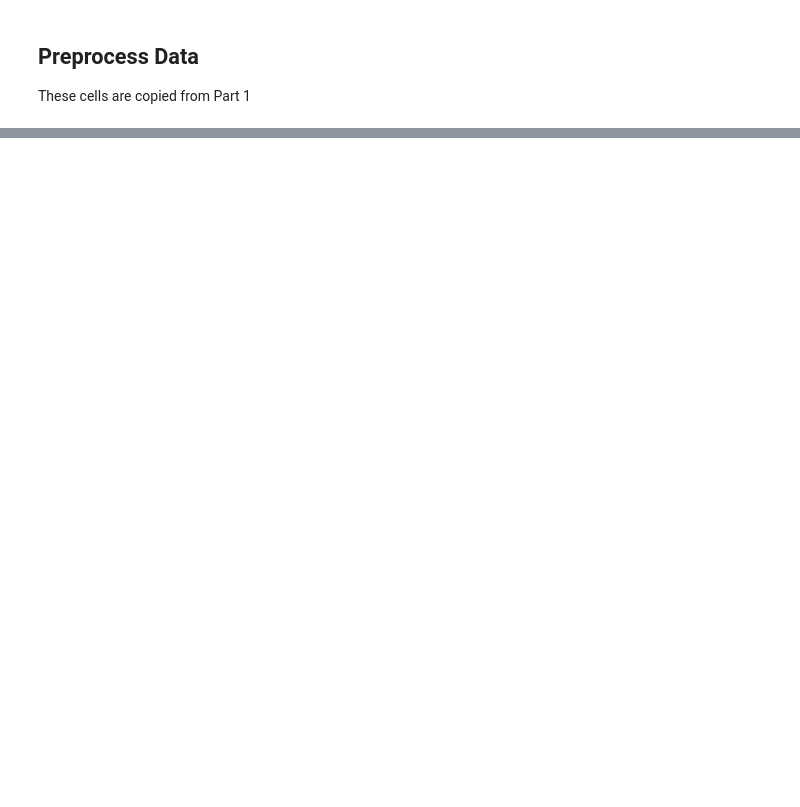
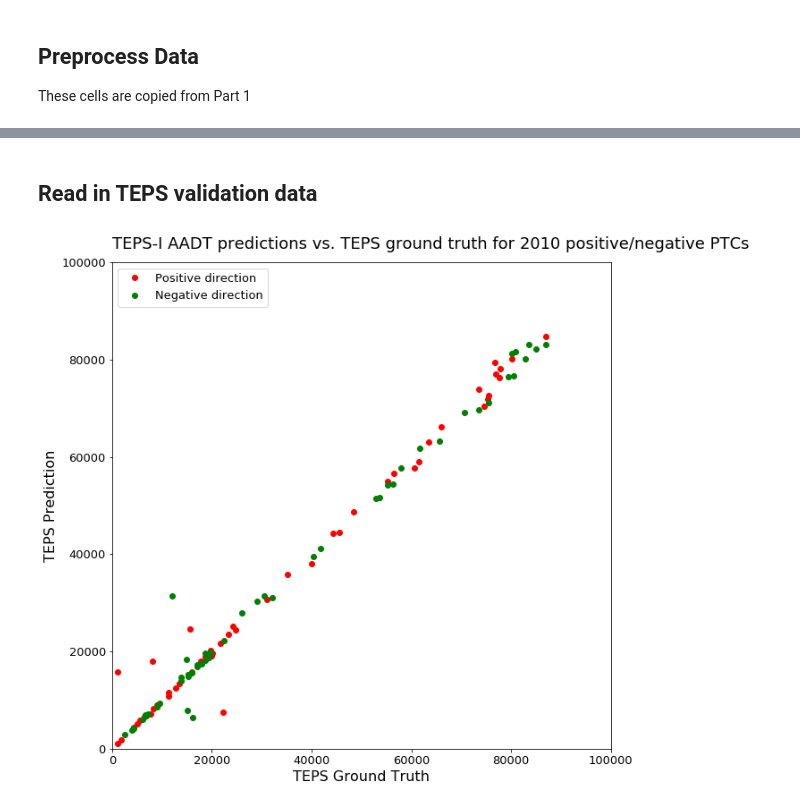
Before and after one commit to CityofToronto/bdit_traffic_prophet, a Jupyter notebook: development_notebooks/CountmatchDev2-ReproducingArmanMAE.ipynb, the cells around one changed output, grey strips where cells are left out. Saved outputs shown, nothing was run; the diff lists cells and outputs as text; code cells hidden in the pictures; blank space fills up the shorter version.

```diff
--- a/development_notebooks/CountmatchDev2-ReproducingArmanMAE.ipynb
+++ b/development_notebooks/CountmatchDev2-ReproducingArmanMAE.ipynb
@@ -391,0 +454,25 @@ ptc_validation_aadt.loc[ptc_validation_aadt['Count ID'] < 0, :].sort_values('Abs
+# %% [markdown]
+## Read in TEPS validation data
+# %%
+# Read in some old results from
+teps_2010pos = pd.read_csv(('/mnt/c/Users/czhu5/Documents/VolumeModel/'
+                            'TEPS-dev/PRTCS/output_PRTCS2010positive/validation_2010.txt'),
+                           names=['centreline_id', 'arman_gt', 'pred'])
+teps_2010neg = pd.read_csv(('/mnt/c/Users/czhu5/Documents/VolumeModel/'
+                            'TEPS-dev/PRTCS/output_PRTCS2010negative/validation_2010.txt'),
+                           names=['centreline_id', 'arman_gt', 'pred'])
+# %%
+fig, ax = plt.subplots(figsize=(10, 10))
+ax.plot(teps_2010pos['arman_gt'], teps_2010pos['pred'],
+        color='r', marker='o', ls='None', label='Positive direction')
+ax.plot(teps_2010neg['arman_gt'], teps_2010neg['pred'],
+        color='g', marker='o', ls='None', label='Negative direction')
+ax.set_xlim([0, 100000])
+ax.set_ylim([0, 100000])
+ax.set_xlabel('TEPS Ground Truth', fontsize=16)
+ax.set_ylabel('TEPS Prediction', fontsize=16)
+ax.set_title('TEPS-I AADT predictions vs. TEPS ground truth for 2010 positive/negative PTCs', fontsize=18, loc='left', pad=15)
+ax.tick_params(axis='both', which='both', labelsize=13)
+ax.legend(loc=2, prop={'size': 13});
+# %% [output]
+[figure, added]
```
Also changed, not shown: parts of 58 cells of this notebook, 1 other file.
